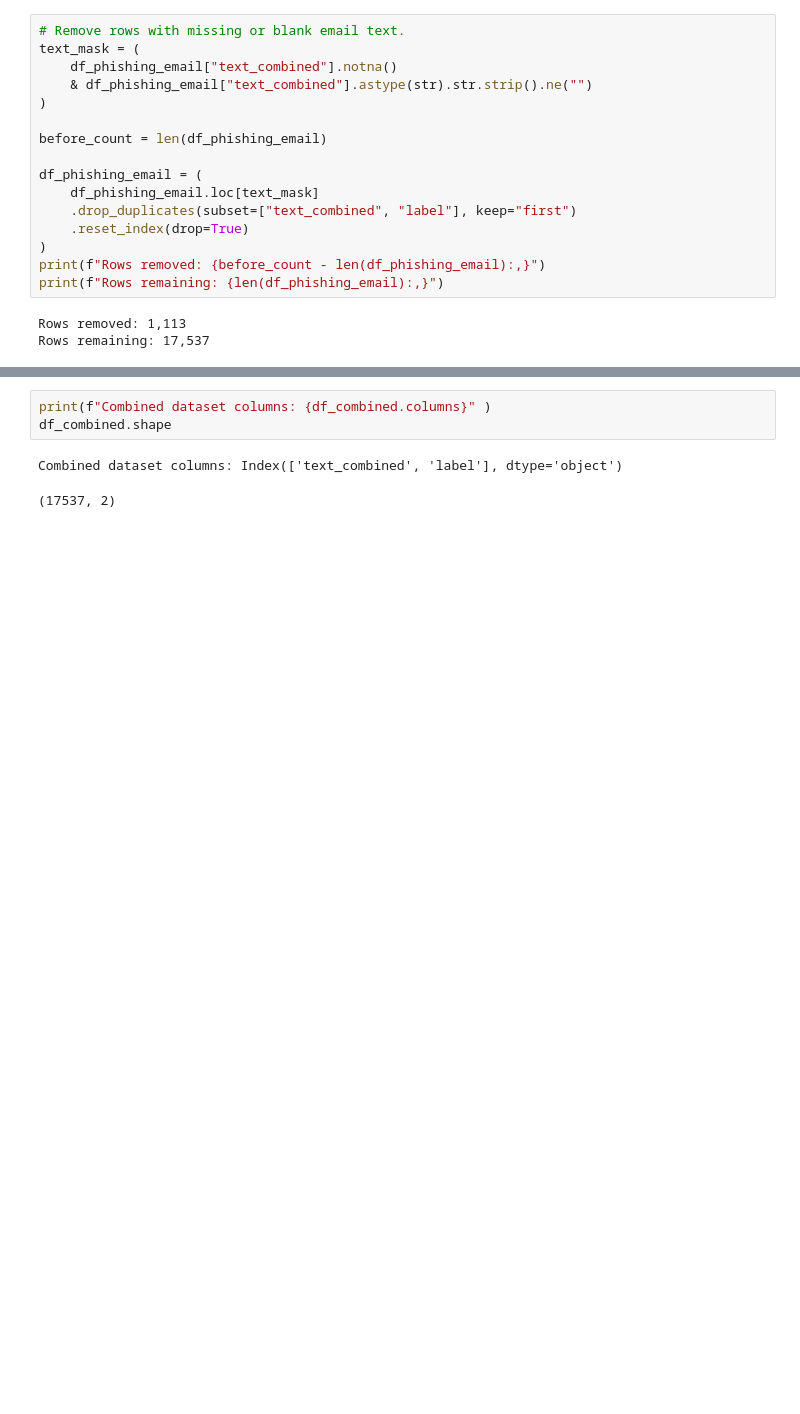
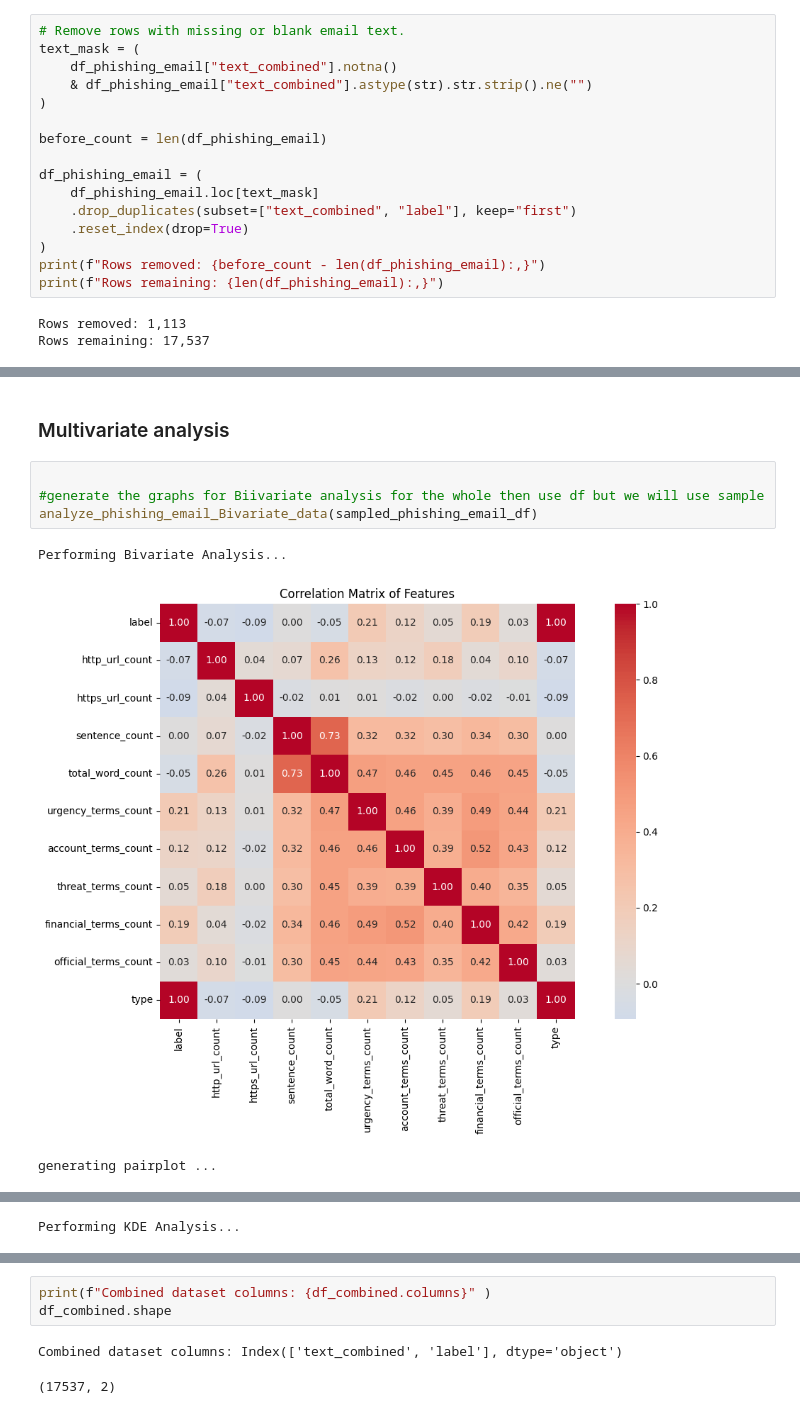
Before and after one commit to dhalderBU/BU-DX799, a Jupyter notebook: Week4_OMDS-DX 799 o1 mod C3 Halder-deb_Fall_2026_PhishingEmail_dataset1.ipynb, the cells around one changed output, grey strips where cells are left out. Cells and saved outputs as stored; diff of their text form; blank space fills up the shorter version.

```diff
--- a/Week4_OMDS-DX 799 o1 mod C3 Halder-deb_Fall_2026_PhishingEmail_dataset1.ipynb
+++ b/Week4_OMDS-DX 799 o1 mod C3 Halder-deb_Fall_2026_PhishingEmail_dataset1.ipynb
@@ -263,0 +762,10 @@ print(df_phishing_email.columns.tolist())
+# %% [markdown]
+### Multivariate analysis
+# %%
+
+#generate the graphs for Biivariate analysis for the whole then use df but we will use sample
+analyze_phishing_email_Bivariate_data(sampled_phishing_email_df)
+# %% [output]
+Performing Bivariate Analysis...
+[figure, added]
+generating pairplot ...
@@ -263,0 +775 @@ print(df_phishing_email.columns.tolist())
+Performing KDE Analysis...
```
Also changed, not shown: parts of 56 cells of this notebook.
